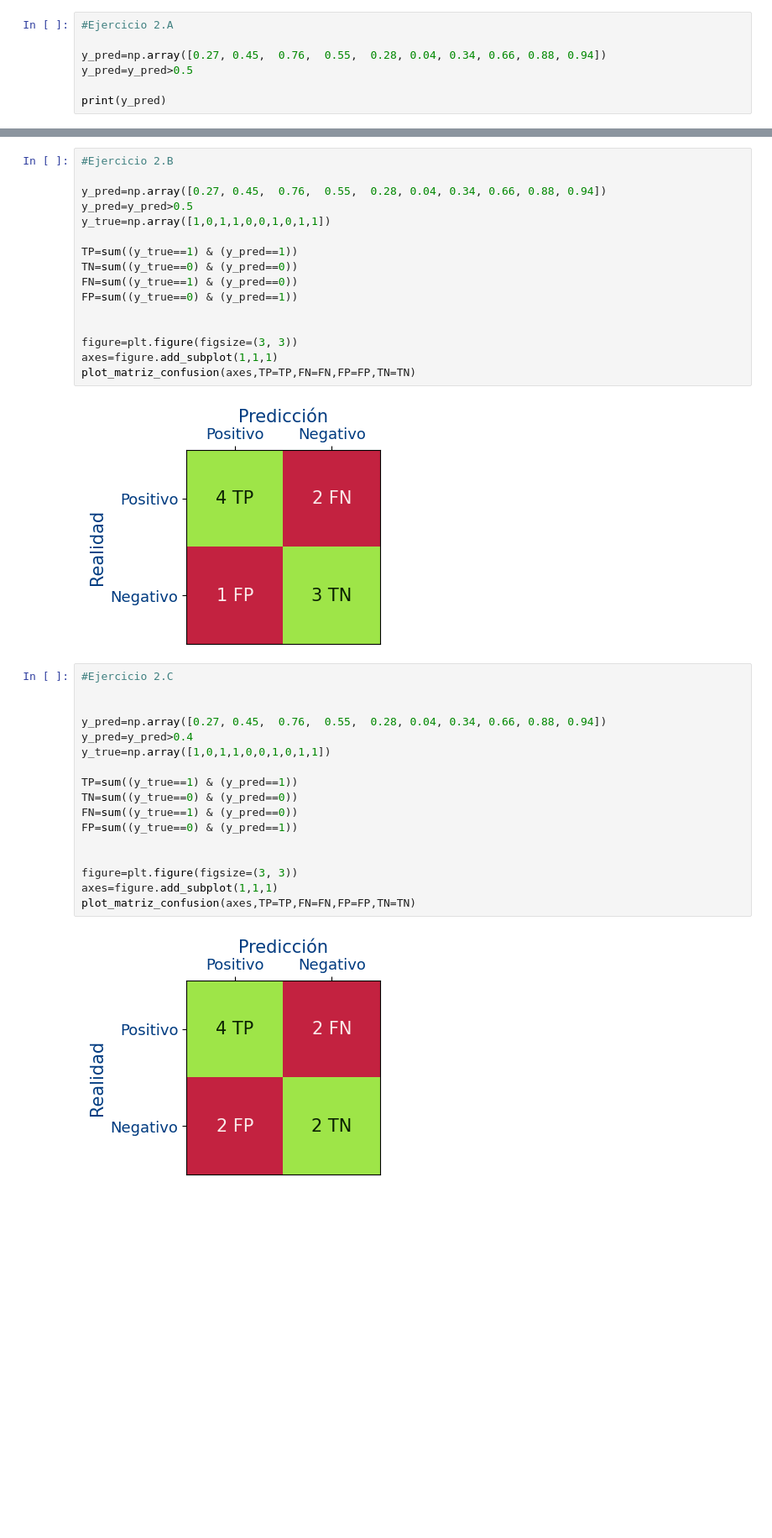
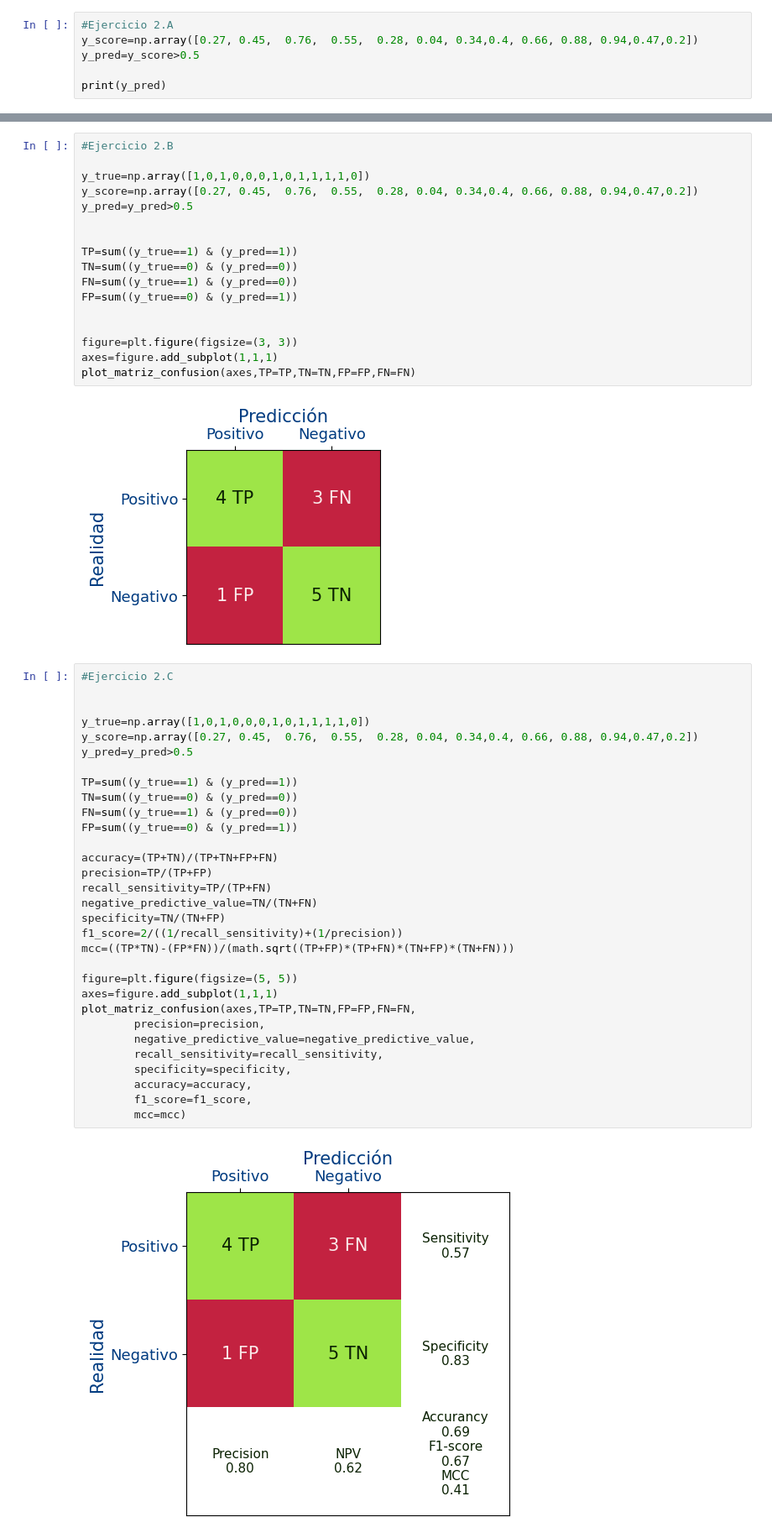
Before and after one commit to logongas/soluciones_ejercicios_modulo_pia, a Jupyter notebook: tema_07/ejercicios_tema_07_c_metricas.ipynb, the cells around one changed output, grey strips where cells are left out. Shown at 84% size. Drawn from its saved outputs; the diff is of its cells as text; blank space fills up the shorter version.

```diff
--- a/tema_07/ejercicios_tema_07_c_metricas.ipynb
+++ b/tema_07/ejercicios_tema_07_c_metricas.ipynb
@@ -58,9 +136,8 @@ Falsos Negativos= 5
 [figure]
 # %%
 #Ejercicio 2.A
-
-y_pred=np.array([0.27, 0.45,  0.76,  0.55,  0.28, 0.04, 0.34, 0.66, 0.88, 0.94])
-y_pred=y_pred>0.5
+y_score=np.array([0.27, 0.45,  0.76,  0.55,  0.28, 0.04, 0.34,0.4, 0.66, 0.88, 0.94,0.47,0.2])
+y_pred=y_score>0.5
 
 print(y_pred)
 # %% [output]
@@ -68,9 +146,10 @@ print(y_pred)
 # %%
 #Ejercicio 2.B
 
-y_pred=np.array([0.27, 0.45,  0.76,  0.55,  0.28, 0.04, 0.34, 0.66, 0.88, 0.94])
+y_true=np.array([1,0,1,0,0,0,1,0,1,1,1,1,0])
+y_score=np.array([0.27, 0.45,  0.76,  0.55,  0.28, 0.04, 0.34,0.4, 0.66, 0.88, 0.94,0.47,0.2])
 y_pred=y_pred>0.5
-y_true=np.array([1,0,1,1,0,0,1,0,1,1])
+
 
 TP=sum((y_true==1) & (y_pred==1))
 TN=sum((y_true==0) & (y_pred==0))
@@ -80,25 +159,39 @@ FP=sum((y_true==0) & (y_pred==1))
 
 figure=plt.figure(figsize=(3, 3))
 axes=figure.add_subplot(1,1,1)
-plot_matriz_confusion(axes,TP=TP,FN=FN,FP=FP,TN=TN)
+plot_matriz_confusion(axes,TP=TP,TN=TN,FP=FP,FN=FN)
 # %% [output]
 [figure]
 # %%
 #Ejercicio 2.C
 
 
-y_pred=np.array([0.27, 0.45,  0.76,  0.55,  0.28, 0.04, 0.34, 0.66, 0.88, 0.94])
-y_pred=y_pred>0.4
-y_true=np.array([1,0,1,1,0,0,1,0,1,1])
+y_true=np.array([1,0,1,0,0,0,1,0,1,1,1,1,0])
+y_score=np.array([0.27, 0.45,  0.76,  0.55,  0.28, 0.04, 0.34,0.4, 0.66, 0.88, 0.94,0.47,0.2])
+y_pred=y_pred>0.5
 
 TP=sum((y_true==1) & (y_pred==1))
 TN=sum((y_true==0) & (y_pred==0))
 FN=sum((y_true==1) & (y_pred==0))
 FP=sum((y_true==0) & (y_pred==1))
 
+accuracy=(TP+TN)/(TP+TN+FP+FN)
+precision=TP/(TP+FP)
+recall_sensitivity=TP/(TP+FN)
+negative_predictive_value=TN/(TN+FN)
+specificity=TN/(TN+FP)
+f1_score=2/((1/recall_sensitivity)+(1/precision))
+mcc=((TP*TN)-(FP*FN))/(math.sqrt((TP+FP)*(TP+FN)*(TN+FP)*(TN+FN)))
 
-figure=plt.figure(figsize=(3, 3))
+figure=plt.figure(figsize=(5, 5))
 axes=figure.add_subplot(1,1,1)
-plot_matriz_confusion(axes,TP=TP,FN=FN,FP=FP,TN=TN)
+plot_matriz_confusion(axes,TP=TP,TN=TN,FP=FP,FN=FN,
+        precision=precision,
+        negative_predictive_value=negative_predictive_value,
+        recall_sensitivity=recall_sensitivity,
+        specificity=specificity,
+        accuracy=accuracy,
+        f1_score=f1_score,
+        mcc=mcc)
 # %% [output]
-[figure, old version]
+[figure, new version]
```
Also changed, not shown: parts of 10 cells of this notebook.
